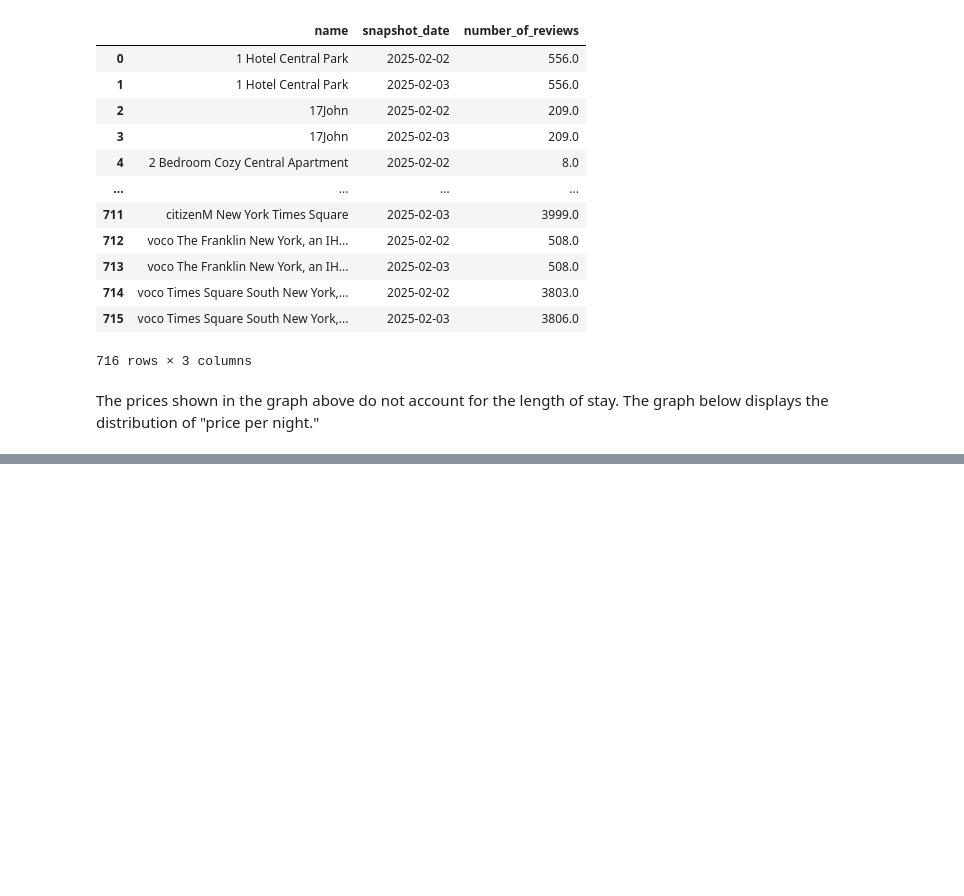
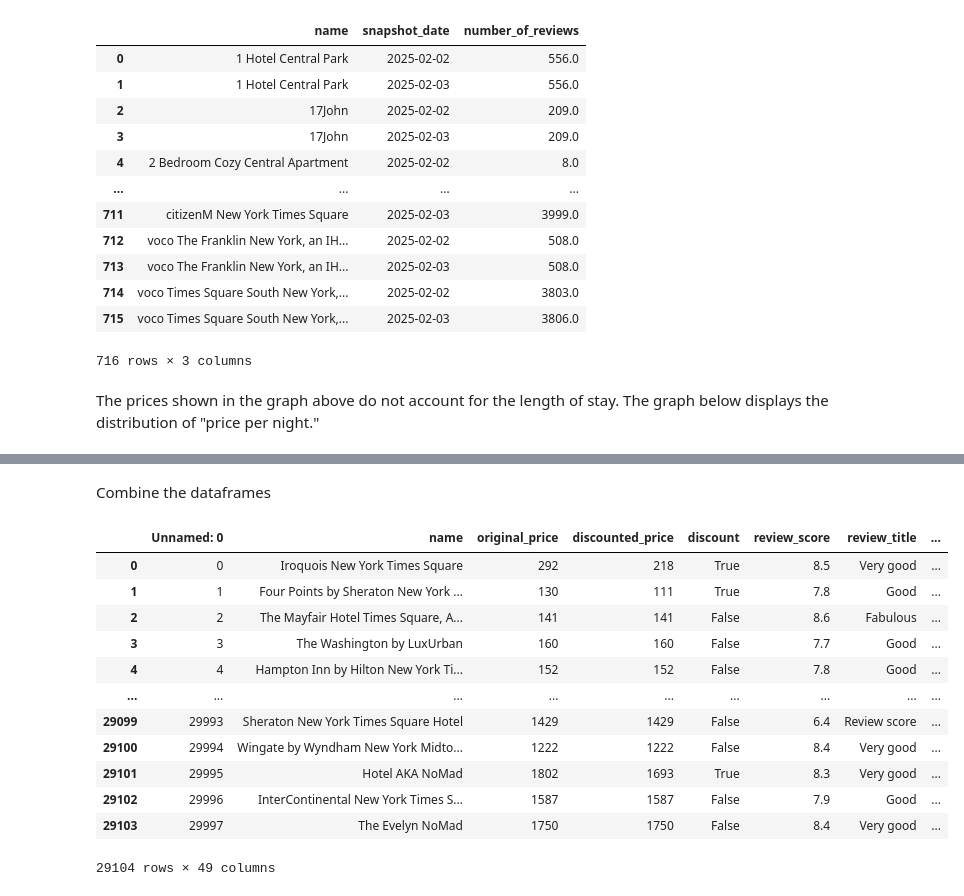
Before and after one commit to yoav0gal/DS-101-Final, a Jupyter notebook: ProjectA/data-exploration.ipynb, the cells around one changed output, grey strips where cells are left out. Drawn from its saved outputs; the diff is of its cells as text; code cells hidden in the pictures; blank space fills up the shorter version.

```diff
--- a/ProjectA/data-exploration.ipynb
+++ b/ProjectA/data-exploration.ipynb
@@ -294,3 +361,26 @@ print(new_bookings.head())
+# %% [markdown]
+Combine the dataframes
+# %%
+encoded_df = encoded_df.reset_index(drop=True)
+new_bookings = new_bookings.reset_index(drop=True)
+
+# Concatenate along columns
+new_bookings = pd.concat([new_bookings, encoded_df], axis=1)
+new_bookings
+# %% [output]
+|  | Unnamed: 0 | name | original_price | discounted_price | discount | review_score | review_title | ... |
+| 0 | 0 | Iroquois New York Times Square | 292 | 218 | True | 8.5 | Very good | ... |
+| 1 | 1 | Four Points by Sheraton New York ... | 130 | 111 | True | 7.8 | Good | ... |
+| 2 | 2 | The Mayfair Hotel Times Square, A... | 141 | 141 | False | 8.6 | Fabulous | ... |
+| 3 | 3 | The Washington by LuxUrban | 160 | 160 | False | 7.7 | Good | ... |
+| 4 | 4 | Hampton Inn by Hilton New York Ti... | 152 | 152 | False | 7.8 | Good | ... |
+| ... | ... | ... | ... | ... | ... | ... | ... | ... |
+| 29099 | 29993 | Sheraton New York Times Square Hotel | 1429 | 1429 | False | 6.4 | Review score | ... |
+| 29100 | 29994 | Wingate by Wyndham New York Midto... | 1222 | 1222 | False | 8.4 | Very good | ... |
+| 29101 | 29995 | Hotel AKA NoMad | 1802 | 1693 | True | 8.3 | Very good | ... |
+| 29102 | 29996 | InterContinental New York Times S... | 1587 | 1587 | False | 7.9 | Good | ... |
+| 29103 | 29997 | The Evelyn NoMad | 1750 | 1750 | False | 8.4 | Very good | ... |
+29104 rows × 49 columns
 # %%
 import seaborn as sns
 import matplotlib.pyplot as plt
```
Also changed, not shown: parts of 16 cells of this notebook, 3 other files.
